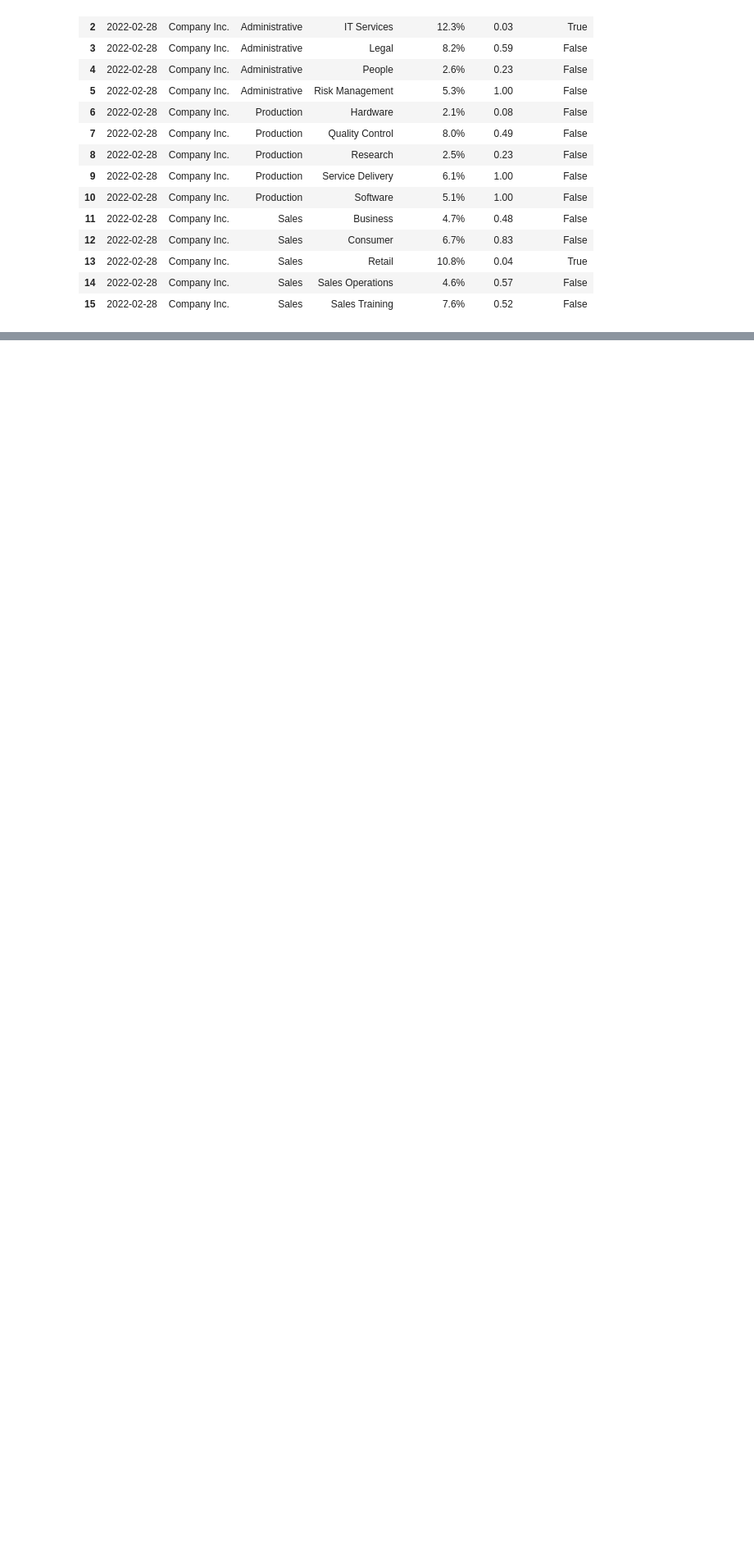
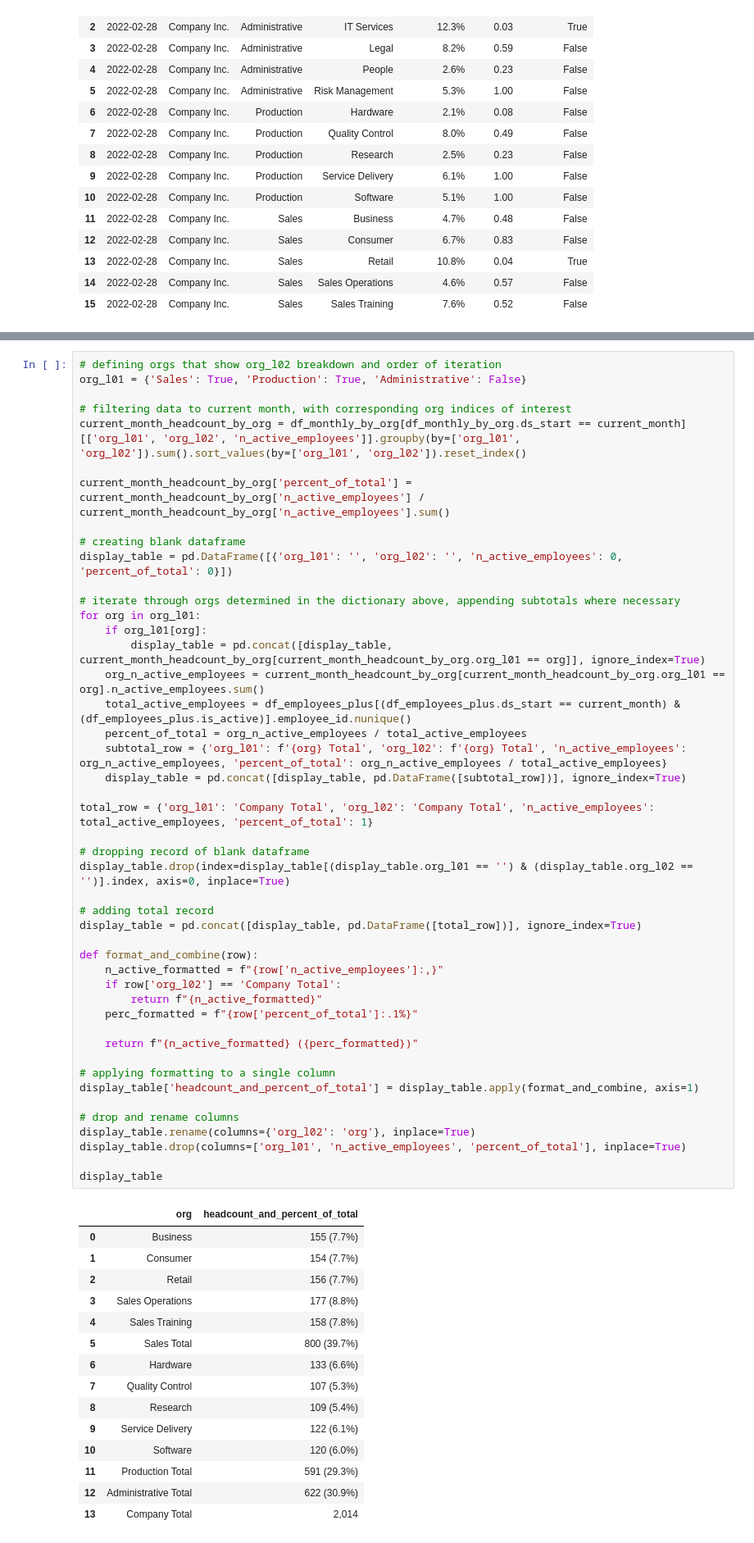
Before and after one commit to AtypicalLogic/fictional_hr_analytics, a Jupyter notebook: analyze/monthly_core_metrics.ipynb, the cells around one changed output, grey strips where cells are left out. Shown at 82% size. Drawn from its saved outputs; the diff is of its cells as text; blank space fills up the shorter version.

```diff
--- a/analyze/monthly_core_metrics.ipynb
+++ b/analyze/monthly_core_metrics.ipynb
@@ -331,0 +393,62 @@ df_monthly_by_org_l02 \
+# %%
+# defining orgs that show org_l02 breakdown and order of iteration
+org_l01 = {'Sales': True, 'Production': True, 'Administrative': False}
+
+# filtering data to current month, with corresponding org indices of interest
+current_month_headcount_by_org = df_monthly_by_org[df_monthly_by_org.ds_start == current_month][['org_l01', 'org_l02', 'n_active_employees']].groupby(by=['org_l01', 'org_l02']).sum().sort_values(by=['org_l01', 'org_l02']).reset_index()
+
+current_month_headcount_by_org['percent_of_total'] = current_month_headcount_by_org['n_active_employees'] / current_month_headcount_by_org['n_active_employees'].sum()
+
+# creating blank dataframe
+display_table = pd.DataFrame([{'org_l01': '', 'org_l02': '', 'n_active_employees': 0, 'percent_of_total': 0}])
+
+# iterate through orgs determined in the dictionary above, appending subtotals where necessary
+for org in org_l01:
+    if org_l01[org]:
+        display_table = pd.concat([display_table, current_month_headcount_by_org[current_month_headcount_by_org.org_l01 == org]], ignore_index=True)
+    org_n_active_employees = current_month_headcount_by_org[current_month_headcount_by_org.org_l01 == org].n_active_employees.sum()
+    total_active_employees = df_employees_plus[(df_employees_plus.ds_start == current_month) & (df_employees_plus.is_active)].employee_id.nunique()
+    percent_of_total = org_n_active_employees / total_active_employees
+    subtotal_row = {'org_l01': f'{org} Total', 'org_l02': f'{org} Total', 'n_active_employees': org_n_active_employees, 'percent_of_total': org_n_active_employees / total_active_employees}
+    display_table = pd.concat([display_table, pd.DataFrame([subtotal_row])], ignore_index=True)
+
+total_row = {'org_l01': 'Company Total', 'org_l02': 'Company Total', 'n_active_employees': total_active_employees, 'percent_of_total': 1}
+
+# dropping record of blank dataframe
+display_table.drop(index=display_table[(display_table.org_l01 == '') & (display_table.org_l02 == '')].index, axis=0, inplace=True)
+
+# adding total record
+display_table = pd.concat([display_table, pd.DataFrame([total_row])], ignore_index=True)
+
+def format_and_combine(row):
+    n_active_formatted = f"{row['n_active_employees']:,}"
+    if row['org_l02'] == 'Company Total':
+        return f"{n_active_formatted}"
+    perc_formatted = f"{row['percent_of_total']:.1%}"
+
+    return f"{n_active_formatted} ({perc_formatted})"
+
+# applying formatting to a single column
+display_table['headcount_and_percent_of_total'] = display_table.apply(format_and_combine, axis=1)
+
+# drop and rename columns
+display_table.rename(columns={'org_l02': 'org'}, inplace=True)
+display_table.drop(columns=['org_l01', 'n_active_employees', 'percent_of_total'], inplace=True)
+
+display_table
+# %% [output]
+|  | org | headcount_and_percent_of_total |
+| 0 | Business | 155 (7.7%) |
+| 1 | Consumer | 154 (7.7%) |
+| 2 | Retail | 156 (7.7%) |
+| 3 | Sales Operations | 177 (8.8%) |
+| 4 | Sales Training | 158 (7.8%) |
+| 5 | Sales Total | 800 (39.7%) |
+| 6 | Hardware | 133 (6.6%) |
+| 7 | Quality Control | 107 (5.3%) |
+| 8 | Research | 109 (5.4%) |
+| 9 | Service Delivery | 122 (6.1%) |
+| 10 | Software | 120 (6.0%) |
+| 11 | Production Total | 591 (29.3%) |
+| 12 | Administrative Total | 622 (30.9%) |
+| 13 | Company Total | 2,014 |
```
Also changed, not shown: parts of 14 cells of this notebook, 1 other file.
